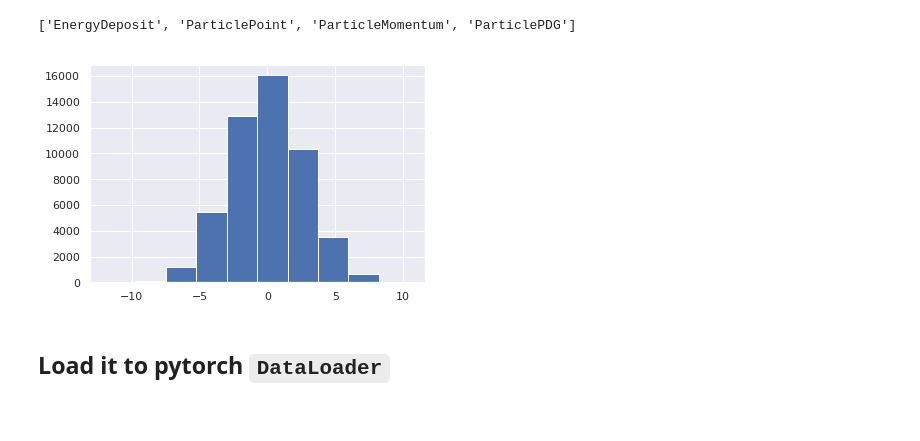
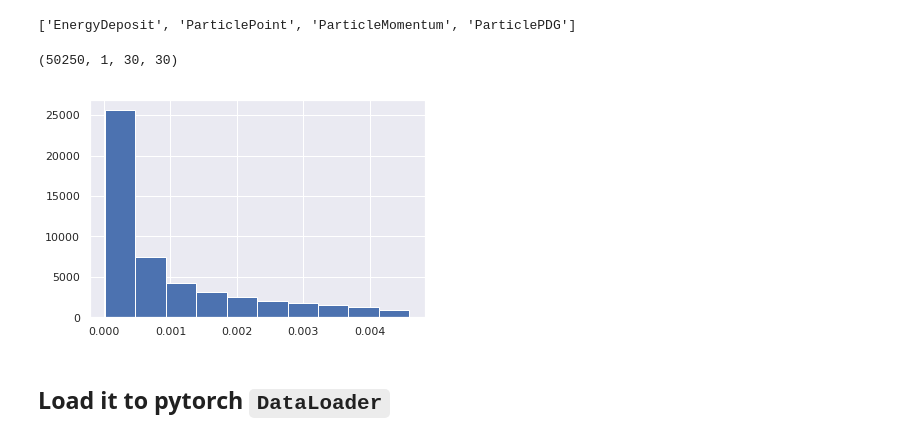
Before and after one commit to satoruk-icepp/mlhep2019_2_phase, a Jupyter notebook: analysis/Bayesian_lhcb_calo_gan.ipynb, the cells around one changed output. Drawn from its saved outputs; the diff is of its cells as text; code cells hidden in the pictures.

```diff
--- a/analysis/Bayesian_lhcb_calo_gan.ipynb
+++ b/analysis/Bayesian_lhcb_calo_gan.ipynb
@@ -60,23 +60,29 @@ COMET INFO: Experiment is live on comet.ml https://www.comet.ml/satoruk-icepp/ba
 # %%
 BATCH_SIZE         = 150
 N_EPOCH            = 200
-EnergyDepositScale = 20000
-learning_rate = 0.0002
-dnoise_alpha = 0.0001
-gnoise_alpha = 0.0001
-NOISE_DIM = 10
+
+learning_rate      = 0.0002
+dnoise_alpha       = 0.001
+gnoise_alpha       = 0.001
+N=50250
+NOISE_DIM = 100
 Ngen = 1
 Ndisc = 1
+EnergyDepositScale = 4000
 PXscale = 30
 PYscale = 30
 PZscale = 100
+PZoffset=10
 XPosscale = 10
 YPosscale = 10
 Nresblock = 5
-params={'batch_size': BATCH_SIZE,
-        'epochs': N_EPOCH,
+CONDITION_DIM=5
+IMAGE_DIM=30
+params={'batch_size' : BATCH_SIZE,
+        'data_size'  : N,
+        'epochs'     : N_EPOCH,
         'energyscale': EnergyDepositScale,
-        'noise_dim': NOISE_DIM,
+        'noise_dim'   : NOISE_DIM,
         'learning_rate':learning_rate,
         'dnoise_alpha':dnoise_alpha,
         'gnoise_alpha':gnoise_alpha,
@@ -148,36 +156,43 @@ File `dat_train.npz` contains four arrays:
 data_train = np.load(train_data_path, allow_pickle=True)
 print(list(data_train.keys()))
 # N = len(data_train)
-N=50250
+
+# N=1500
 # [data_size, 900]
 EnergyDeposit = data_train['EnergyDeposit'][:N]
 # reshaping it as [data_size, channels, img_size_x, img_size_y]
 # channels are needed for pytorch conv2d-layers
-EnergyDeposit = EnergyDeposit.reshape(-1, 1, 30, 30)
+EnergyDeposit = EnergyDeposit.reshape(-1,1,30,30)
+EnergyDeposit = EnergyDeposit/EnergyDepositScale
 
 # [data_size, 3]
+ParticleMomentumScale = [PXscale,PYscale,PZscale]
 ParticleMomentum = data_train['ParticleMomentum'][:N]
+ParticleMomentum = np.divide(ParticleMomentum,ParticleMomentumScale)
 
 # [data_size, 2]
+ParticlePointScale = [XPosscale,YPosscale]
 ParticlePoint = data_train['ParticlePoint'][:, :2][:N]
+ParticlePoint = np.divide(ParticlePoint,ParticlePointScale)
 
 # [data_size, 1]
 ParticlePDG = data_train['ParticlePDG'][:N]
 # %% [output]
 ['EnergyDeposit', 'ParticlePoint', 'ParticleMomentum', 'ParticlePDG']
 # %%
-# print(EnergyDeposit.shape)
-# EnergyDeposit_1d = EnergyDeposit.reshape(-1,900).sum(axis=1)
-# plt.hist(EnergyDeposit_1d)
-# plt.show()
+print(EnergyDeposit.shape)
+EnergyDeposit_1d = EnergyDeposit.reshape(-1,900).mean(axis=1)
+plt.hist(EnergyDeposit_1d)
+plt.show()
+# %% [output]
+(50250, 1, 30, 30)
+[figure, added]
 # %%
 # print(EnergyDeposit.shape)
 # EnergyDeposit_1d = EnergyDeposit.reshape(-1,900).sum(axis=1)
 # plt.hist(ParticleMomentum[:,2])
-plt.hist(ParticlePoint[:,0])
-plt.show()
+# plt.hist(ParticlePoint[:,0])
+# plt.show()
-# %% [output]
-[figure, removed]
 # %% [markdown]
 ## Load it to pytorch `DataLoader`
 # %%
```
Also changed, not shown: parts of 25 cells of this notebook.
